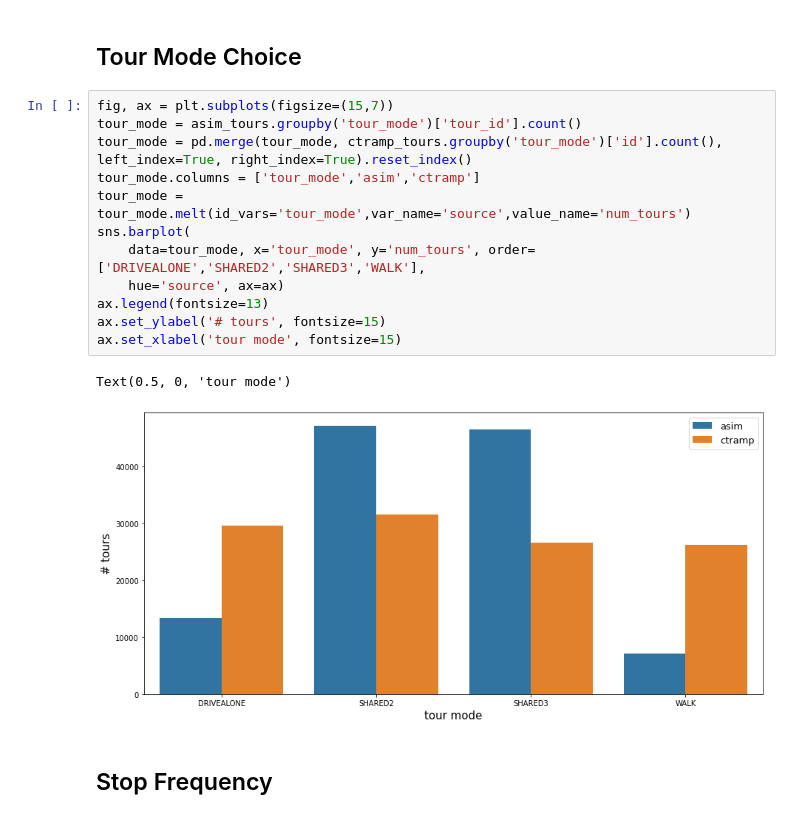
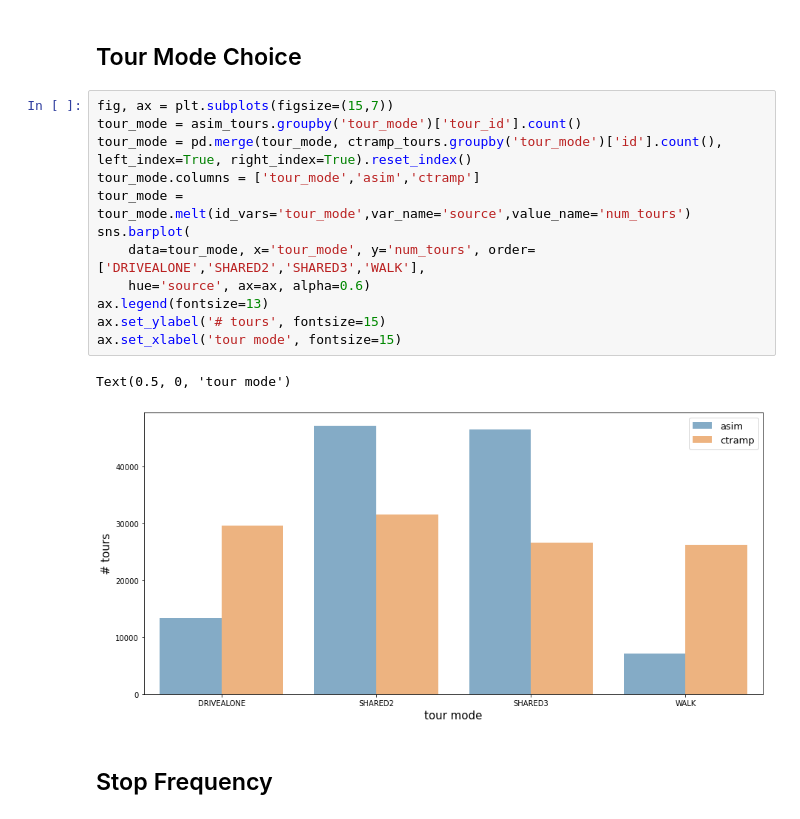
Before and after one commit to SANDAG/ABM, a Jupyter notebook: src/asim_cross_border/cross_border_validation.ipynb, the cells around one changed output. Drawn from its saved outputs; the diff is of its cells as text.

```diff
--- a/src/asim_cross_border/cross_border_validation.ipynb
+++ b/src/asim_cross_border/cross_border_validation.ipynb
@@ -168,18 +168,18 @@ _ = g.axes[0,1].set_xlabel('destination pseudoMSA', fontsize=12)
 # %%
 fig, ax = plt.subplots(figsize=(15,7))
 tour_mode = asim_tours.groupby('tour_mode')['tour_id'].count()
 tour_mode = pd.merge(tour_mode, ctramp_tours.groupby('tour_mode')['id'].count(), left_index=True, right_index=True).reset_index()
 tour_mode.columns = ['tour_mode','asim','ctramp']
 tour_mode = tour_mode.melt(id_vars='tour_mode',var_name='source',value_name='num_tours')
 sns.barplot(
     data=tour_mode, x='tour_mode', y='num_tours', order=['DRIVEALONE','SHARED2','SHARED3','WALK'],
-    hue='source', ax=ax)
+    hue='source', ax=ax, alpha=0.6)
 ax.legend(fontsize=13)
 ax.set_ylabel('# tours', fontsize=15)
 ax.set_xlabel('tour mode', fontsize=15)
 # %% [output]
 Text(0.5, 0, 'tour mode')
-[figure, old version]
+[figure, new version]
 # %% [markdown]
 ## Stop Frequency
 # %%
```
Also changed, not shown: parts of 14 cells of this notebook.
